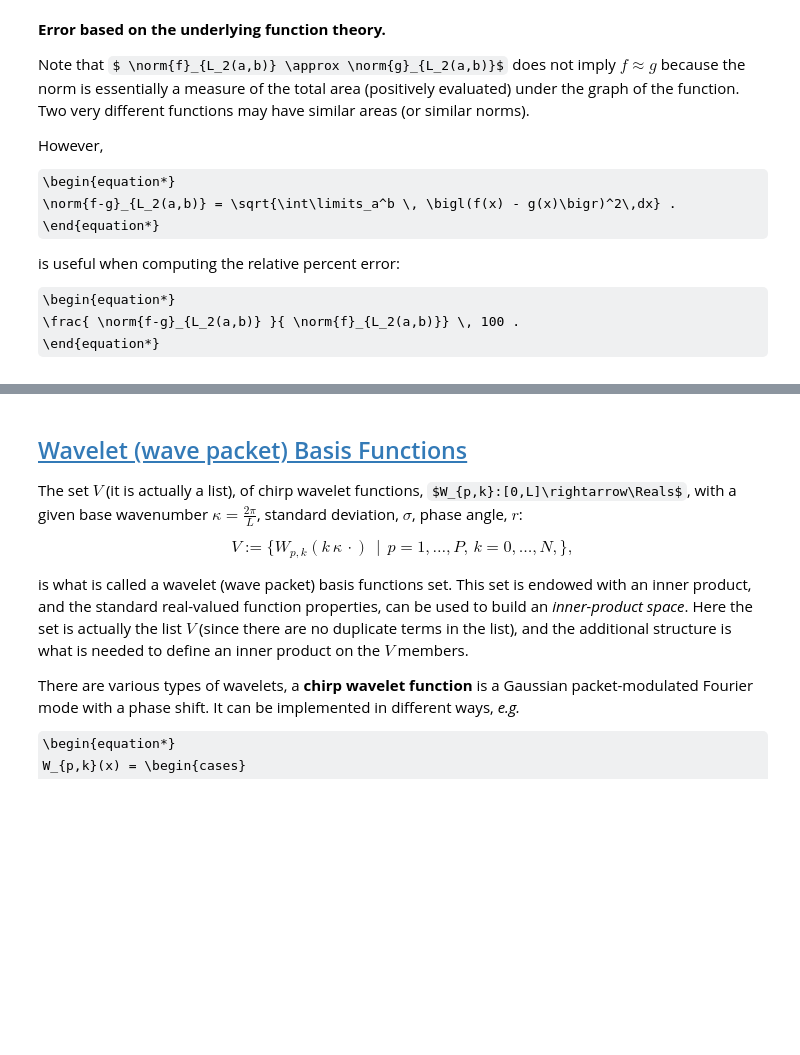
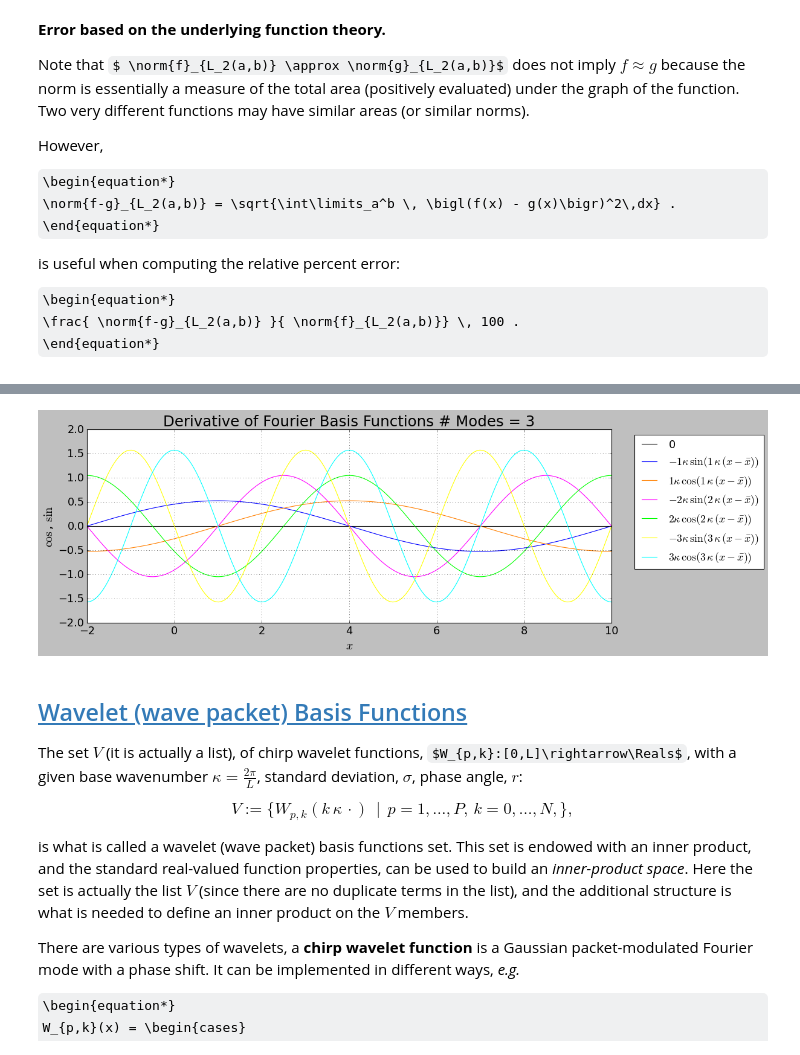
Before and after one commit to dpploy/engy-5330, a Jupyter notebook: notebooks/01-introduction.ipynb, the cells around one changed output, grey strips where cells are left out. Drawn from its saved outputs; the diff is of its cells as text; code cells hidden in the pictures; some formulas as TeX source; blank space fills up the shorter version.

Commit message:
Basis functions derivatives; fourier

```diff
--- a/notebooks/01-introduction.ipynb
+++ b/notebooks/01-introduction.ipynb
@@ -185,3 +185,7 @@ fourier_basis.plot()
+# %%
+fourier_basis.plot(derivative=True)
+# %% [output]
+[figure, added]
 # %% [markdown]
 ## [Wavelet (wave packet) Basis Functions](#toc)<a id="wavelet-basis"></a>
 
```
Also changed, not shown: parts of 2 cells of this notebook.
